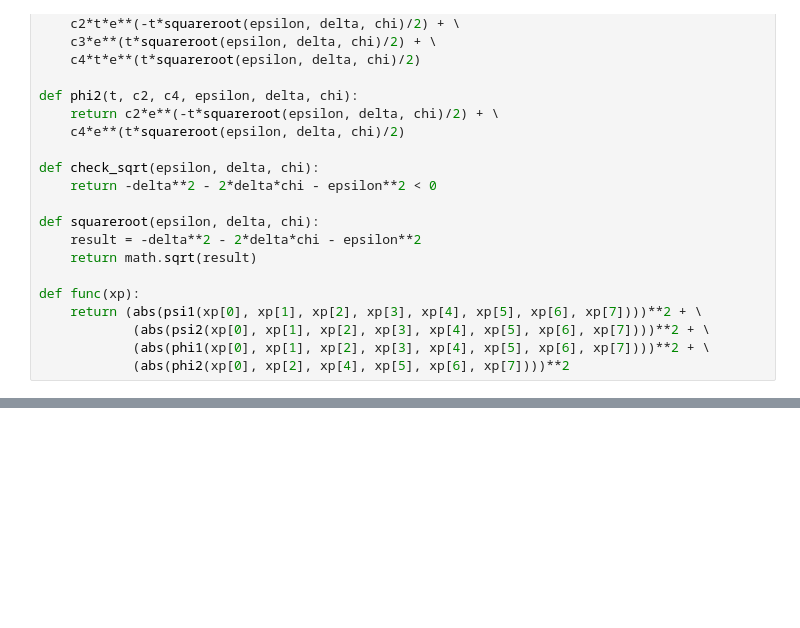
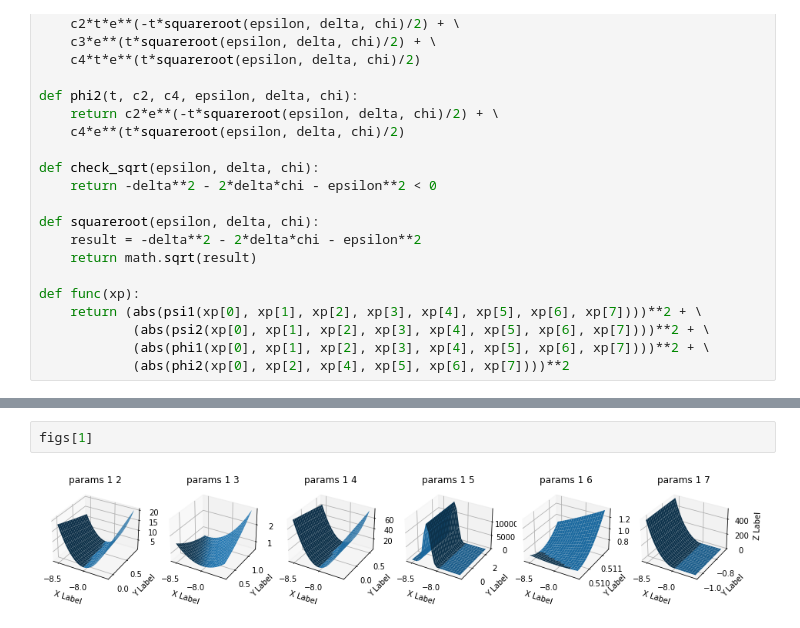
Before and after one commit to ange1a-j14/qbsys, a Jupyter notebook: Visualization.ipynb, the cells around one changed output, grey strips where cells are left out. Saved outputs shown, nothing was run; the diff lists cells and outputs as text; blank space fills up the shorter version.

```diff
--- a/Visualization.ipynb
+++ b/Visualization.ipynb
@@ -169,0 +333,4 @@ ValueError: math domain error
+# %%
+figs[1]
+# %% [output]
+[figure, added]
```
Also changed, not shown: parts of 16 cells of this notebook, 1 other file.
